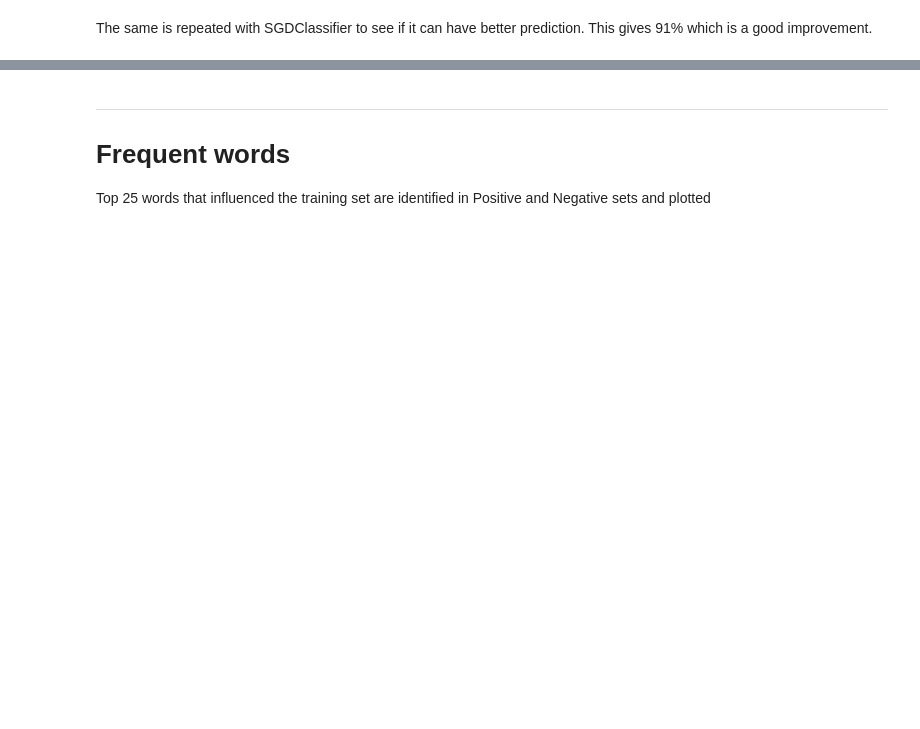
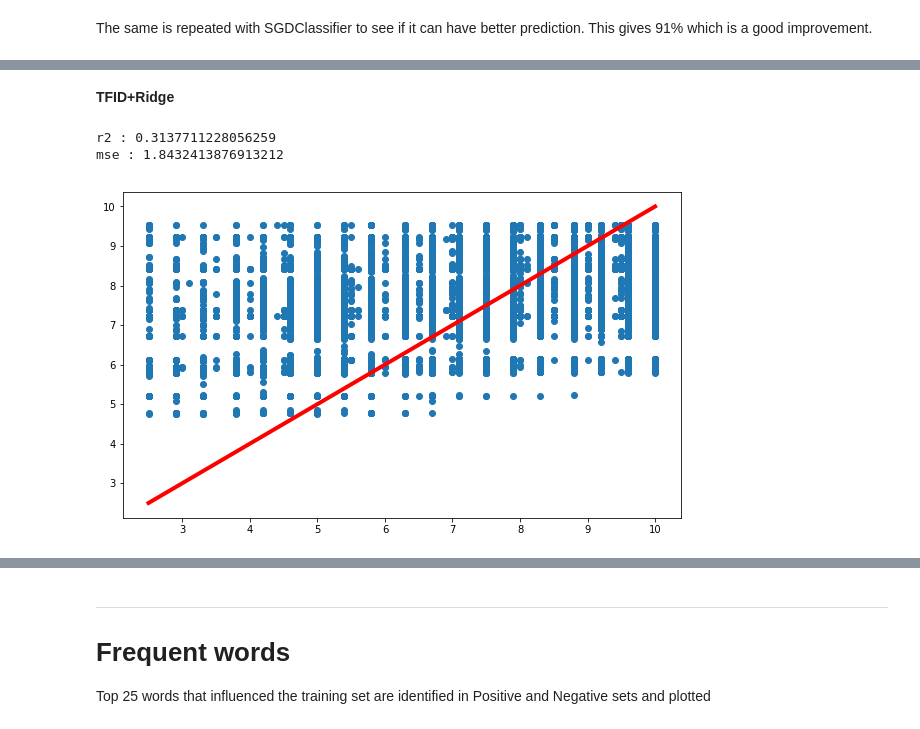
Before and after one commit to suchig/Hotel-Reviews, a Jupyter notebook: Hotel_Review_prediction.ipynb, the cells around one changed output, grey strips where cells are left out. Cells and saved outputs as stored; diff of their text form; code cells hidden in the pictures; blank space fills up the shorter version.

```diff
--- a/Hotel_Review_prediction.ipynb
+++ b/Hotel_Review_prediction.ipynb
@@ -180,0 +420,14 @@ accuracy_score(y_test,svm_y_pred)
+# %%
+def fit_and_predict_random(X_train,Y_train,X_test,Y_test):
+  random_model = RandomForestRegressor(n_estimators=25,max_depth=5,n_jobs=5)
+  random_model.fit(X_train,Y_train)
+
+  y_pred = random_model.predict(X_test)
+
+  print("r2 :",r2_score(Y_test,y_pred))
+  print("mse :",mean_squared_error(Y_test,y_pred))
+
+  plt.figure(figsize=(10,6))
+  plt.scatter(Y_test,y_pred);
+  plt.plot([Y_test.min(), Y_test.max()], [Y_test.min(), Y_test.max()], c='r',lw=4);
+  return y_pred
@@ -180,0 +441,18 @@ accuracy_score(y_test,svm_y_pred)
+# %% [markdown]
+**TFID+Ridge**
+# %%
+ridge_model = Ridge(alpha=100, solver='sag')#,n_jobs=5)
+ridge_model.fit(sparse_X_train,sparse_Y_train)
+
+y_pred = random_model.predict(sparse_X_test)
+
+print("r2 :",r2_score(sparse_Y_test,y_pred))
+print("mse :",mean_squared_error(sparse_Y_test,y_pred))
+
+plt.figure(figsize=(10,6))
+plt.scatter(sparse_Y_test,y_pred);
+plt.plot([sparse_Y_test.min(), sparse_Y_test.max()], [sparse_Y_test.min(), sparse_Y_test.max()], c='r',lw=4);
+# %% [output]
+r2 : 0.3137711228056259
+mse : 1.8432413876913212
+[figure, added]
```
Also changed, not shown: parts of 79 cells of this notebook.
